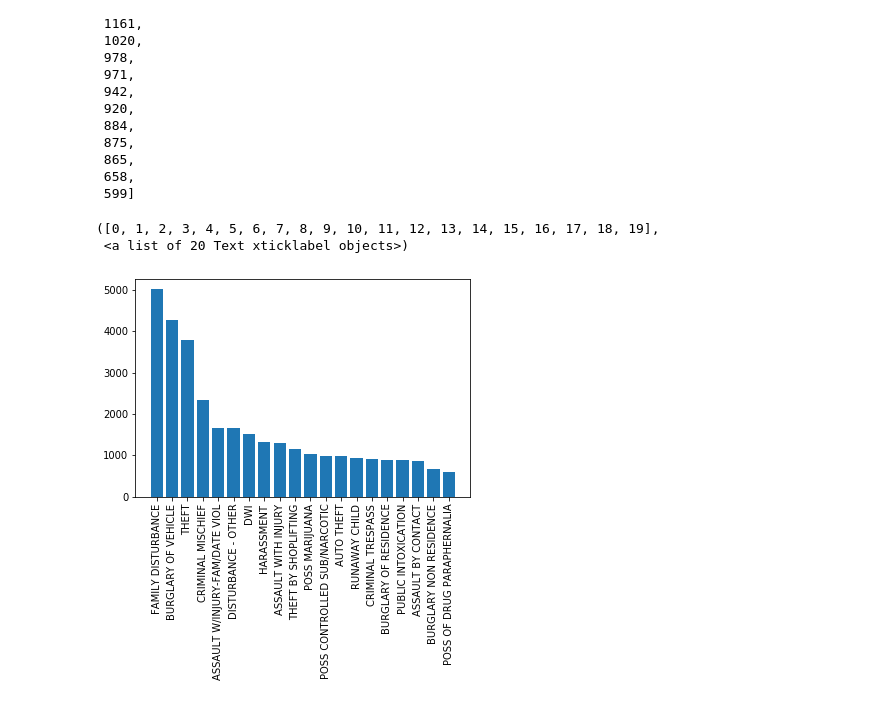
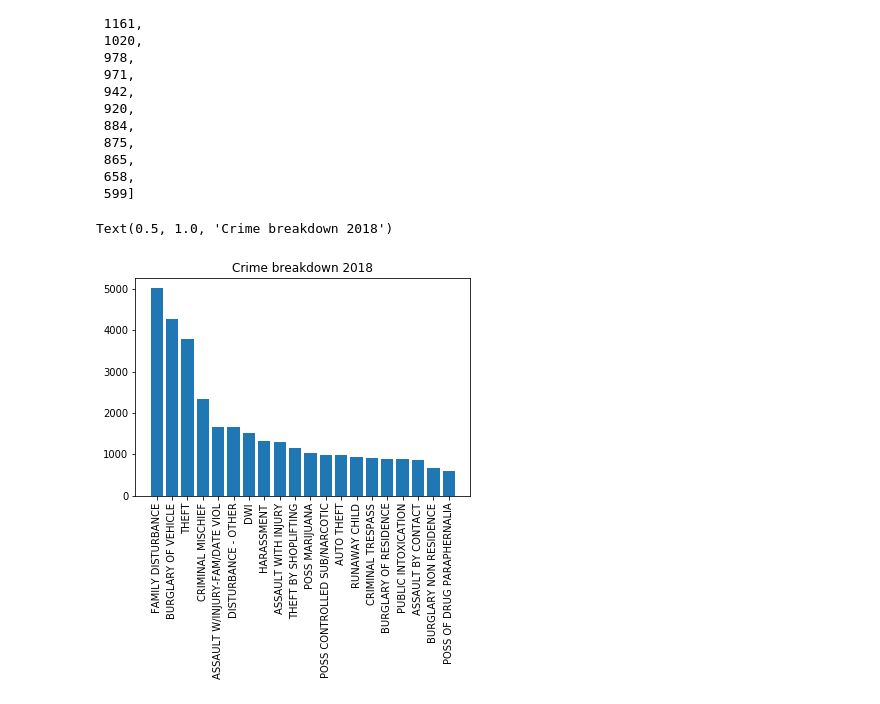
Before and after one commit to jraigosa/group-4, a Jupyter notebook: JupyterNotebooks/DateGrouping.ipynb, the cells around one changed output. Cells and saved outputs as stored; diff of their text form; code cells hidden in the pictures.

```diff
--- a/JupyterNotebooks/DateGrouping.ipynb
+++ b/JupyterNotebooks/DateGrouping.ipynb
@@ -437,2 +60,0 @@ df = pd.read_csv("../Resources/clean_data_with_datetime_10_18.csv")
-# %%
-df = df.drop(columns=["Unnamed: 0"])
@@ -443,4 +60,0 @@ str
-# %%
-df.iloc[371017,17] = '2012-01-26 1907'
-# %%
-df.iloc[462329,17] = '2010-09-13 0008'
@@ -527,0 +65,2 @@ Hour 23, num offenses 29122
+# %%
+df.set_index("Datetime")
@@ -637,7 +209,7 @@ y_values = df[df.index.year == 2018]['Highest Offense Description'].value_counts
 # %%
 plt.bar(x_values, y_values )
 plt.xticks(rotation = 90)
+plt.title("Crime breakdown 2018")
 # %% [output]
-([0, 1, 2, 3, 4, 5, 6, 7, 8, 9, 10, 11, 12, 13, 14, 15, 16, 17, 18, 19],
- <a list of 20 Text xticklabel objects>)
+Text(0.5, 1.0, 'Crime breakdown 2018')
-[figure, old version]
+[figure, new version]
```
Also changed, not shown: parts of 92 cells of this notebook, 5 other files.
